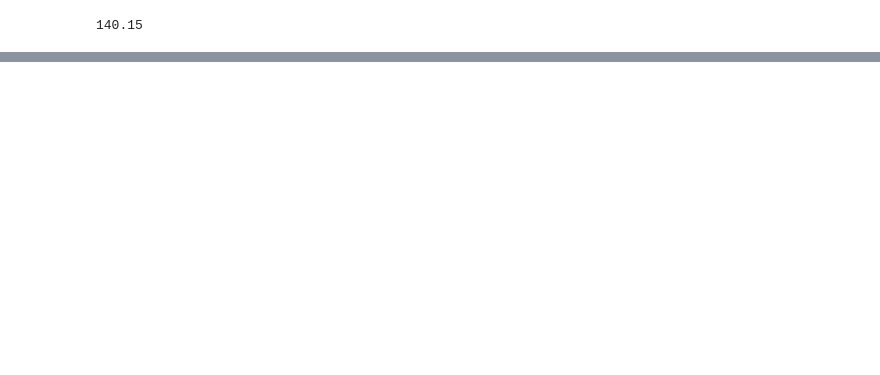
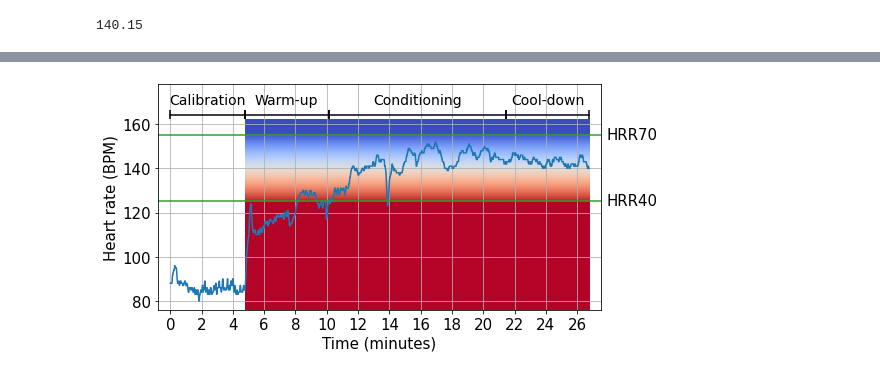
Before and after one commit to trevor-yu-087/hri-physio, a Jupyter notebook: data/analysis/ro-man_figure.ipynb, the cells around one changed output, grey strips where cells are left out. Saved outputs shown, nothing was run; the diff lists cells and outputs as text; code cells hidden in the pictures; blank space fills up the shorter version.

```diff
--- a/data/analysis/ro-man_figure.ipynb
+++ b/data/analysis/ro-man_figure.ipynb
@@ -205,0 +253,71 @@ hrr_mid
+# %%
+#sns.set_theme(style="darkgrid")
+
+fig, axs = plt.subplots(1,1, figsize=(8,4))
+sns.lineplot(
+    x='Time (min)', y='Heart-Rate (BPM)',
+    data=data_hr, ax=axs
+)
+
+# horizontal bars
+min_v, max_v = -10.0, (1750.0/60.0)+10
+hrr_mid = np.mean([hrr_40, hrr_70])
+
+padding  = 50
+gradient = np.linspace(0,1,256)
+gradient = np.concatenate([np.zeros(padding*1), gradient, np.ones(padding*8)])
+
+xv, yv = np.meshgrid(gradient, gradient)
+zv = yv
+
+#extentfloats (left, right, bottom, top), optional
+plt.imshow(zv, cmap='coolwarm', origin='upper', extent=[exercise_01, exercise_end, hrr_40-50, hrr_70+7], aspect='auto')
+# cmap='coolwarm', origin='upper'
+
+# cmap='seismic', origin='upper'
+# cmap='RdBu', origin='lower'
+# cmap='RdYlBu', origin='lower'
+
+plt.plot([min_v,max_v], [hrr_40, hrr_40], color=sns_green)
+plt.plot([min_v,max_v], [hrr_70, hrr_70], color=sns_green)
+
+
+# vertical bars
+min_v, max_v = 79.0, 159.0
+
+plt.errorbar( [0.0,exercise_01],         [max_v+5.2,max_v+5.2], yerr=2, color='black')
+plt.errorbar( [exercise_01,exercise_03], [max_v+5.2,max_v+5.2], yerr=2, color='black')
+plt.errorbar( [exercise_03,exercise_10], [max_v+5.2,max_v+5.2], yerr=2, color='black')
+plt.errorbar( [exercise_10,exercise_end],[max_v+5.2,max_v+5.2], yerr=2, color='black')
+
+phase_y = 170.8
+cal_x = np.mean([0.0,exercise_01])
+war_x = np.mean([exercise_01, exercise_03])
+con_x = np.mean([exercise_03, exercise_10])
+coo_x = np.mean([exercise_10, exercise_end])
+
+plt.text(cal_x, phase_y, "Calibration",  ha='center',va='center', size=14) #rotation=15,
+plt.text(war_x, phase_y, "Warm-up",      ha='center',va='center', size=14) #rotation=15,
+plt.text(con_x, phase_y, "Conditioning", ha='center',va='center', size=14) #rotation=15,
+plt.text(coo_x, phase_y, "Cool-down",    ha='center',va='center', size=14) #rotation=15,
+
+
+
+plt.text(29.5, hrr_40, 'HRR40',  ha='center', va='center', color='black', size=15)
+plt.text(29.5, hrr_70, 'HRR70',  ha='center', va='center', color='black', size=15)
+#plt.text(164.5,   1.0, '100%',   ha='center', va='center', color='black', size=15)
+
+
+plt.xticks(np.arange(0,exercise_end,2),size=15)
+plt.yticks(size=15)
+
+plt.xlim([-0.8,27.5])
+plt.ylim(bottom=76, top=178)
+plt.xlabel('Time (minutes)', size=15)
+plt.ylabel('Heart rate (BPM)', size=15)
+plt.tight_layout()
+axs.grid('on')
+
+plt.savefig('bin/Fuzzy-HR-Time.png', dpi=300)
+# %% [output]
+[figure, added]
```
Also changed, not shown: parts of 3 cells of this notebook, 3 other files.
